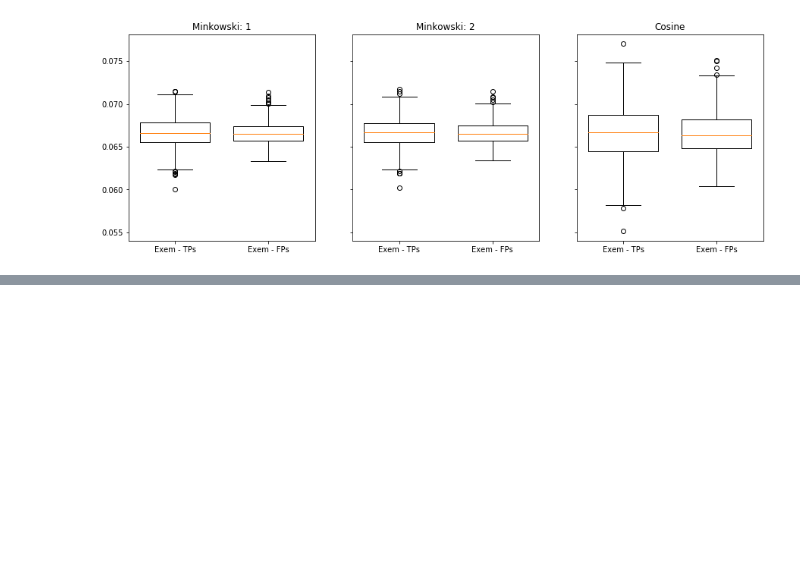
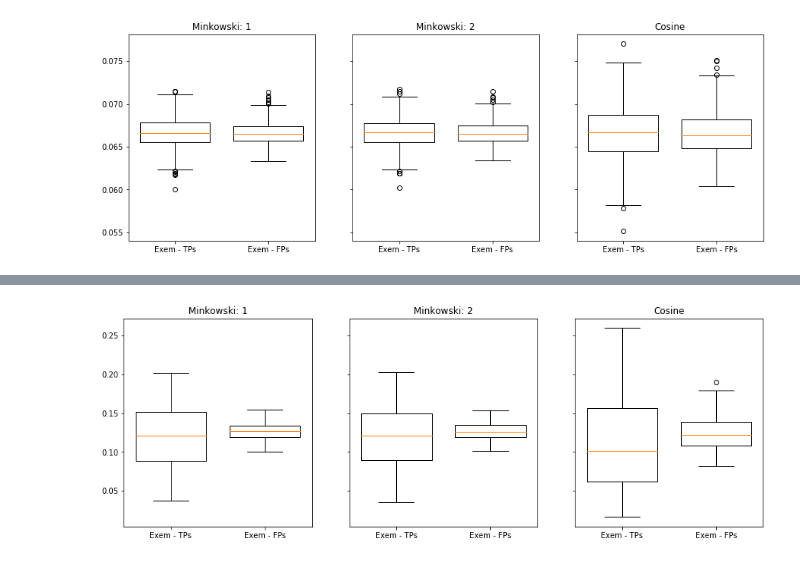
Before and after one commit to Heldenkombinat/Logodetect, a Jupyter notebook: notebooks/similarity_distances.ipynb, the cells around one changed output, grey strips where cells are left out. Saved outputs shown, nothing was run; the diff lists cells and outputs as text; code cells hidden in the pictures; blank space fills up the shorter version.

Commit message:
Analize siam distances

```diff
--- a/notebooks/similarity_distances.ipynb
+++ b/notebooks/similarity_distances.ipynb
@@ -226,0 +250,2 @@ plot_distances(dists_mat_7, dists_mat_8, dists_mat_9,
+# %%
+dists_mat_15 = get_distances(exemplars_siam_df, logos_siam_small_df, 'TP', metric='cosine')
@@ -226,0 +256,2 @@ plot_distances(dists_mat_7, dists_mat_8, dists_mat_9,
+# %%
+dists_mat_16 = get_distances(exemplars_siam_df, logos_siam_small_df, 'FP', metric='minkowski', p=1)
@@ -226,0 +260,2 @@ plot_distances(dists_mat_7, dists_mat_8, dists_mat_9,
+# %%
+dists_mat_17 = get_distances(exemplars_siam_df, logos_siam_small_df, 'FP', metric='minkowski', p=2)
@@ -226,0 +264,2 @@ plot_distances(dists_mat_7, dists_mat_8, dists_mat_9,
+# %%
+dists_mat_18 = get_distances(exemplars_siam_df, logos_siam_small_df, 'FP', metric='cosine')
@@ -226,0 +280,5 @@ plot_distances(dists_mat_7, dists_mat_8, dists_mat_9,
+# %%
+plot_distances(dists_mat_13, dists_mat_14, dists_mat_15,
+               dists_mat_16, dists_mat_17, dists_mat_18)
+# %% [output]
+[figure, added]
```
Also changed, not shown: parts of 30 cells of this notebook, 2 other files.
